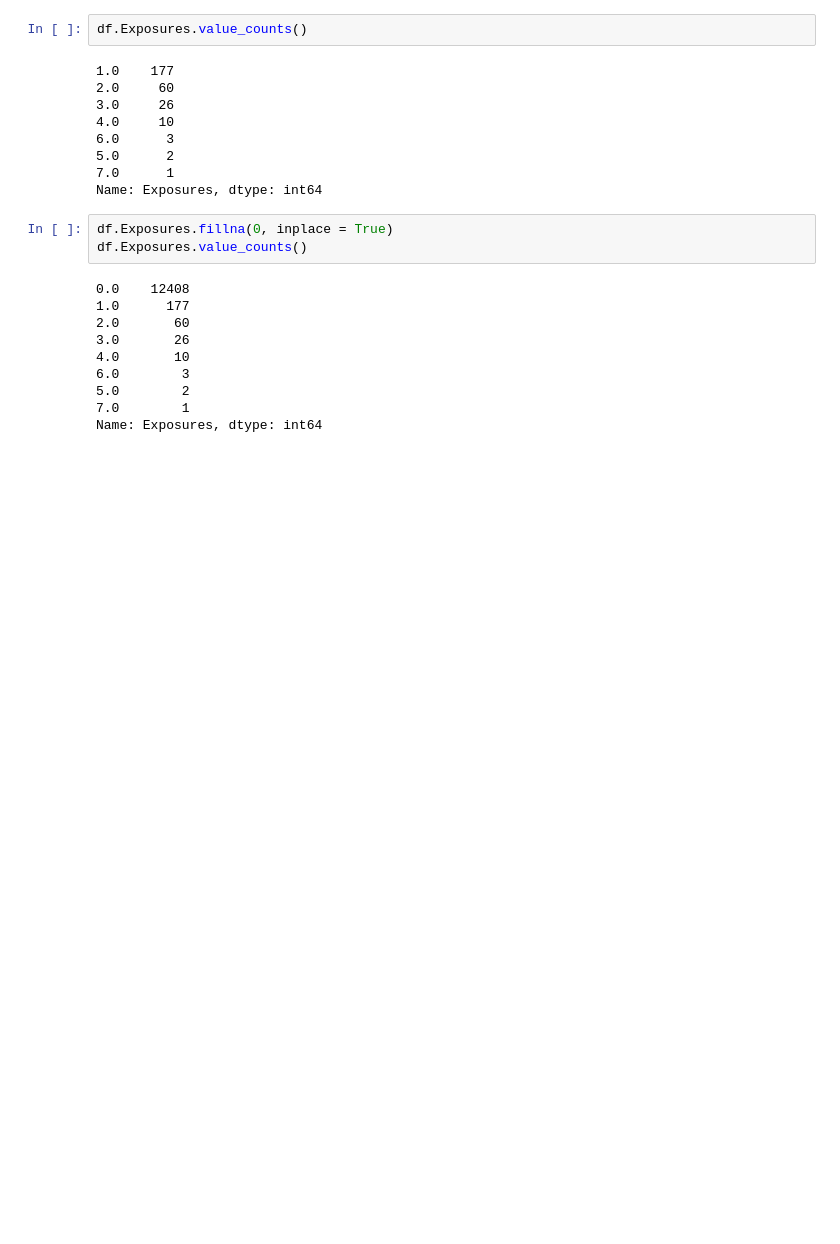
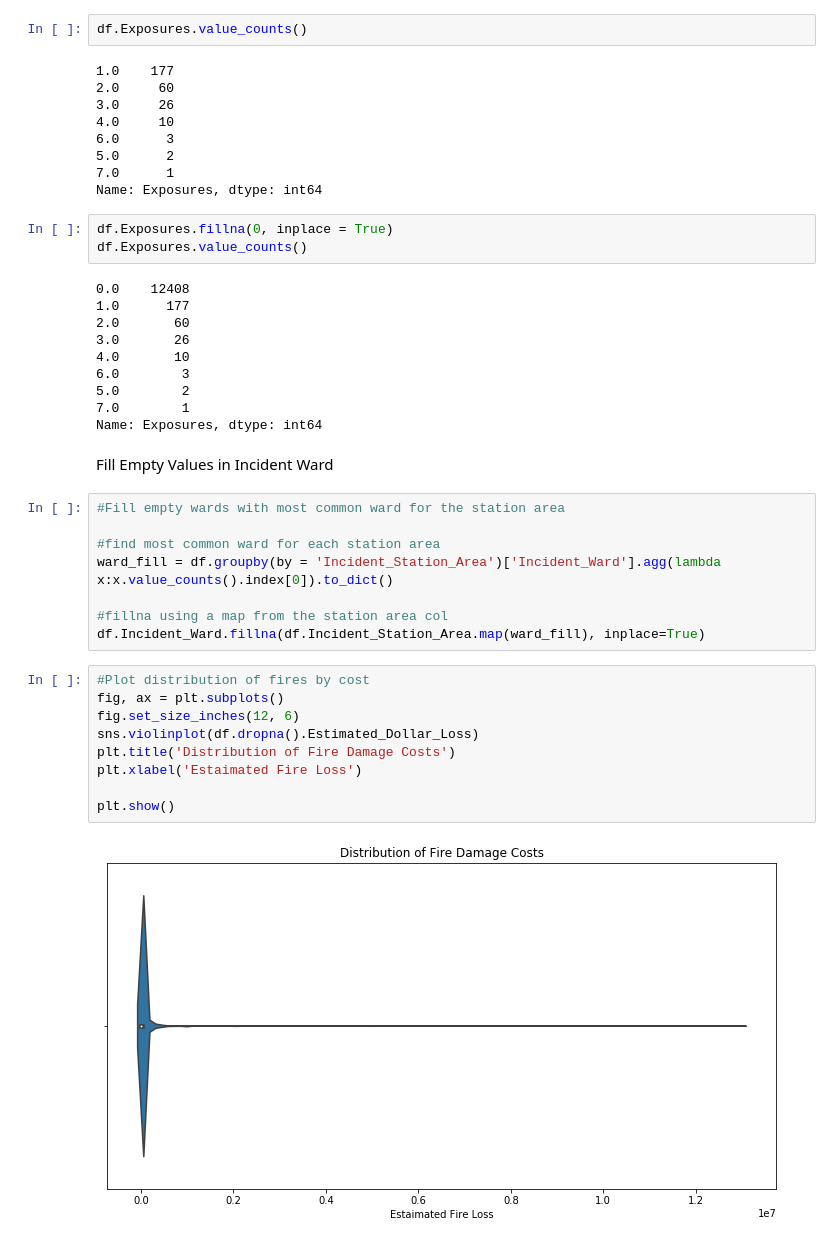
Before and after one commit to mparravani/Toronto_FireIncidents, a Jupyter notebook: Toronto Fire Analysis.ipynb, the cells around one changed output. Cells and saved outputs as stored; diff of their text form; blank space fills up the shorter version.

```diff
--- a/Toronto Fire Analysis.ipynb
+++ b/Toronto Fire Analysis.ipynb
@@ -134,3 +136,24 @@ df.Exposures.value_counts()
 5.0        2
 7.0        1
 Name: Exposures, dtype: int64
+# %% [markdown]
+Fill Empty Values in Incident Ward
+# %%
+#Fill empty wards with most common ward for the station area
+
+#find most common ward for each station area
+ward_fill = df.groupby(by = 'Incident_Station_Area')['Incident_Ward'].agg(lambda x:x.value_counts().index[0]).to_dict()
+
+#fillna using a map from the station area col
+df.Incident_Ward.fillna(df.Incident_Station_Area.map(ward_fill), inplace=True)
+# %%
+#Plot distribution of fires by cost
+fig, ax = plt.subplots()
+fig.set_size_inches(12, 6)
+sns.violinplot(df.dropna().Estimated_Dollar_Loss)
+plt.title('Distribution of Fire Damage Costs')
+plt.xlabel('Estaimated Fire Loss')
+
+plt.show()
+# %% [output]
+[figure, added]
```
Also changed, not shown: parts of 11 cells of this notebook, 9 other files.
